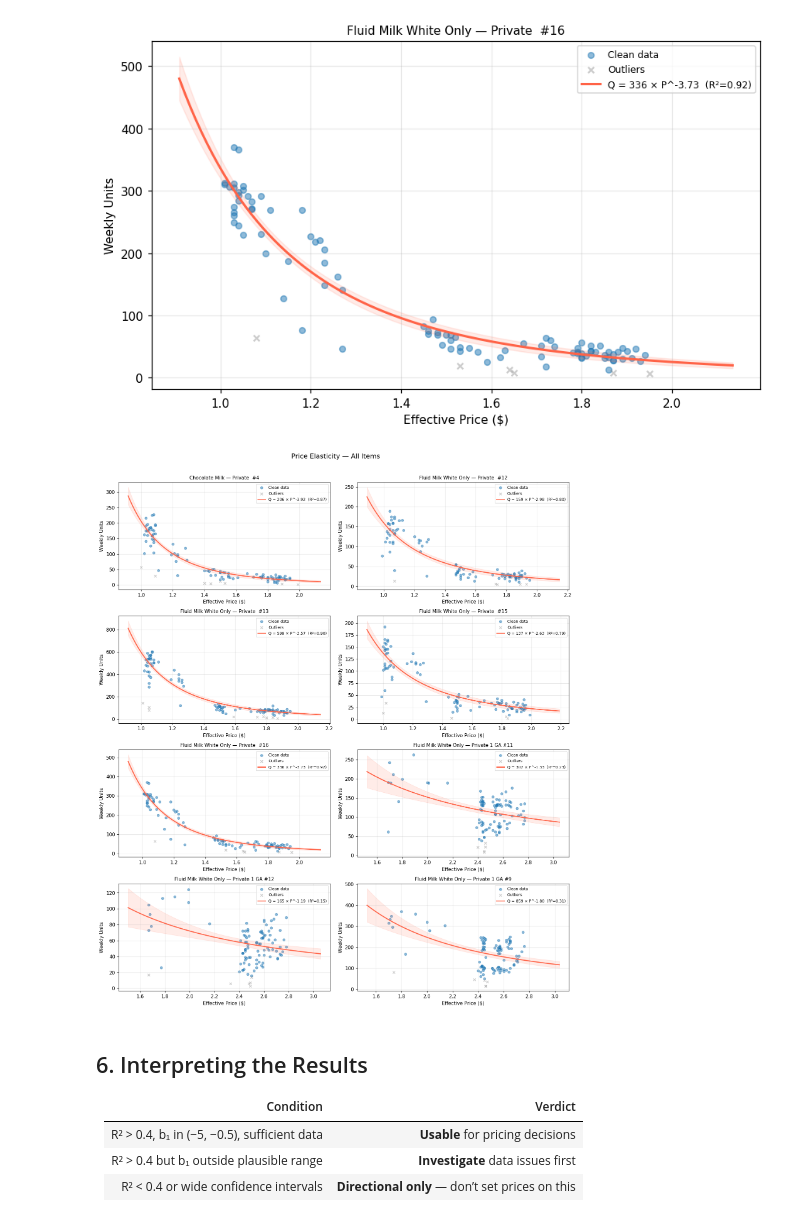
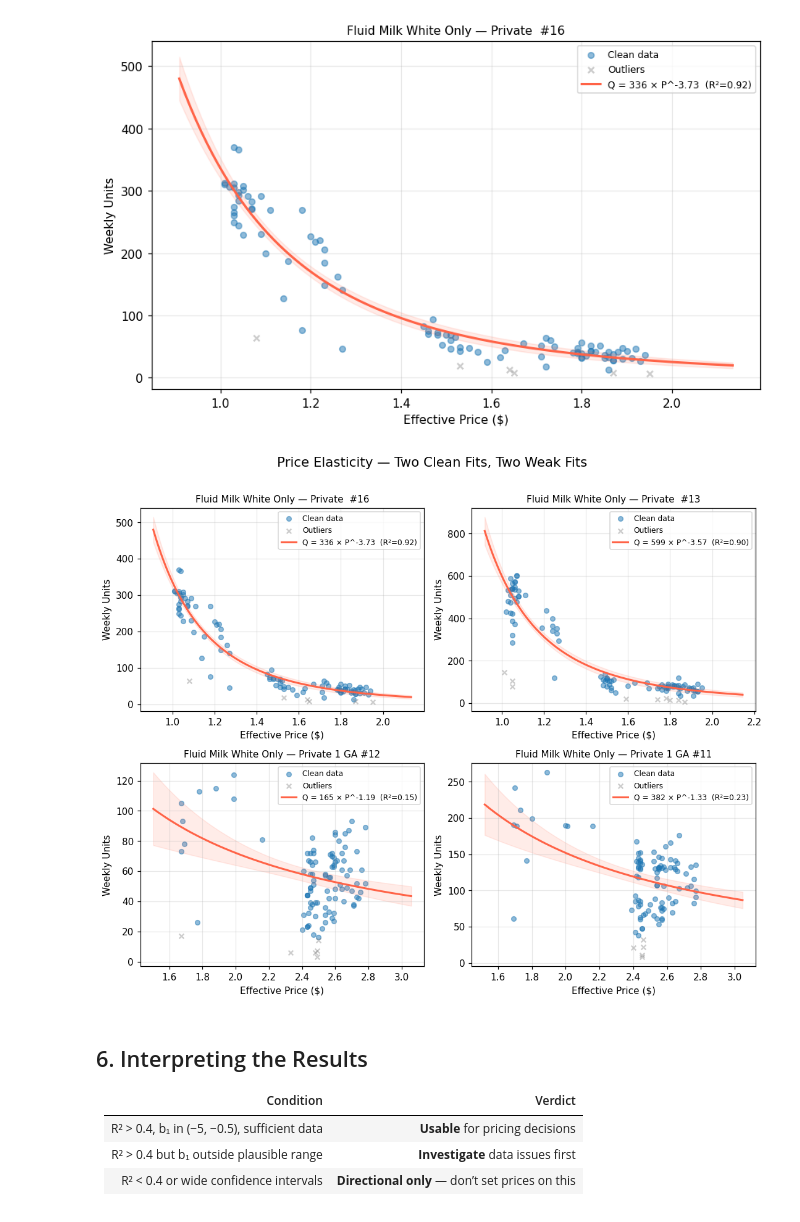
Before and after one commit to takechanman1228/marketing-science-in-python, a Jupyter notebook: notebooks/part5-commercial-analytics/sec5.1_price_elasticity.ipynb, the cells around one changed output. Drawn from its saved outputs; the diff is of its cells as text; code cells hidden in the pictures.

Commit message:
Update meta-learner and price elasticity notebooks

```diff
--- a/notebooks/part5-commercial-analytics/sec5.1_price_elasticity.ipynb
+++ b/notebooks/part5-commercial-analytics/sec5.1_price_elasticity.ipynb
@@ -53,7 +53,7 @@ except ModuleNotFoundError:
     subprocess.run([sys.executable, "-m", "pip", "install", "-q", "-e",
                     "marketing-science-in-python"], check=True)
     import msbook  # noqa: F401
-from msbook.paths import chapter_images
+from msbook.paths import DATA_DIR, chapter_images
 
 # In a Jupyter kernel `display` is a builtin; running this .py directly it is
 # not, so fall back to print (matches the sec5.2 companion).
@@ -64,7 +64,7 @@ except NameError:
 
 # ── All tuneable parameters in one place ────────────────────────────────────────
 CONFIG = {
-    "data_path": "../../data/raw/Dunnhumby_kaggle/",
+    "data_path": DATA_DIR / "raw" / "Dunnhumby_kaggle",
     "kaggle_dataset": "frtgnn/dunnhumby-the-complete-journey",
     "category_filter": "FLUID MILK PRODUCTS",
     "top_n_items": 8,
@@ -508,26 +508,27 @@ plt.show()
 # %% [output]
 [figure]
 # %%
-n_items = len(results)
-ncols = 2
-nrows = (n_items + 1) // ncols
-fig, axes = plt.subplots(nrows, ncols, figsize=(14, 4 * nrows))
+# Four panels the chapter can show at its column width: the two cleanest fits
+# and the two weakest, by R². The per-item table above covers all eight.
+by_r2 = sorted(results, key=lambda label: results[label]["r2"])
+grid_items = by_r2[-2:][::-1] + by_r2[:2]
+fig, axes = plt.subplots(2, 2, figsize=(10, 8))
 axes = axes.flatten()
 
-for idx, (label, res) in enumerate(results.items()):
+for idx, label in enumerate(grid_items):
     grp = weekly[weekly["item_label"] == label]
-    plot_elasticity(label, grp, res, CONFIG, ax=axes[idx])
+    plot_elasticity(label, grp, results[label], CONFIG, ax=axes[idx])
 
 # Hide unused subplots
 for j in range(idx + 1, len(axes)):
     axes[j].set_visible(False)
 
-fig.suptitle("Price Elasticity \u2014 All Items", fontsize=14, y=1.01)
+fig.suptitle("Price Elasticity \u2014 Two Clean Fits, Two Weak Fits", fontsize=14, y=1.01)
 fig.tight_layout()
 savefig(fig, "elasticity_grid.png")
 plt.show()
 # %% [output]
-[figure, old version]
+[figure, new version]
 # %% [markdown]
 ## 6. Interpreting the Results
 
```
Also changed, not shown: parts of 2 cells of this notebook, 1 other file.
